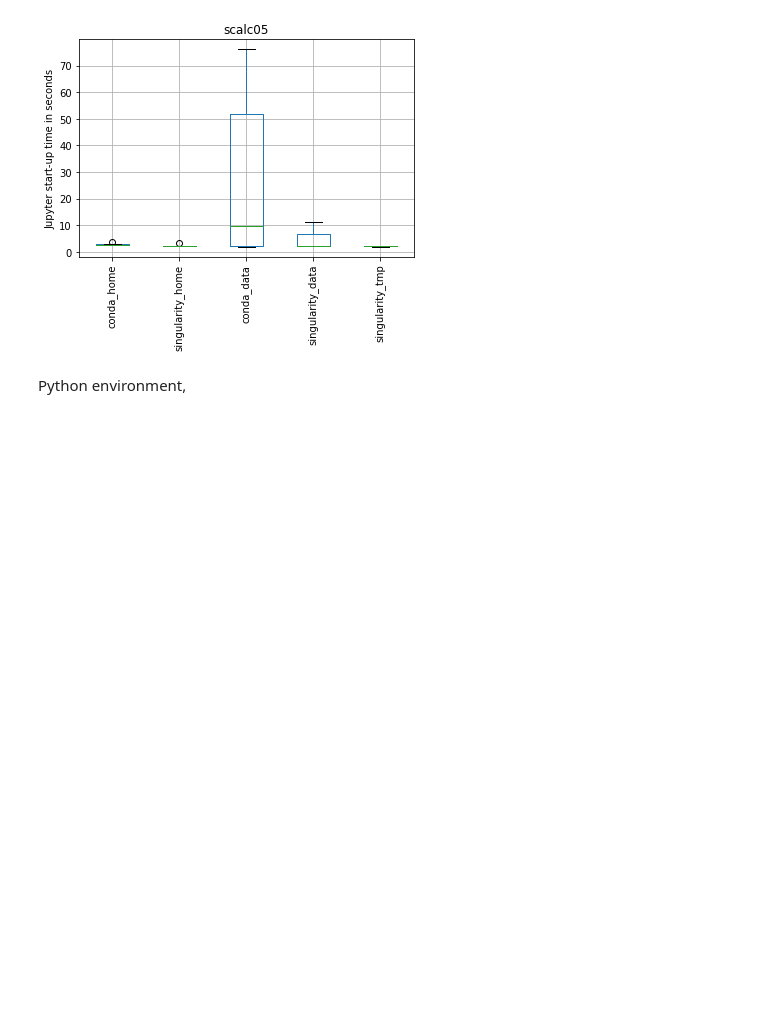
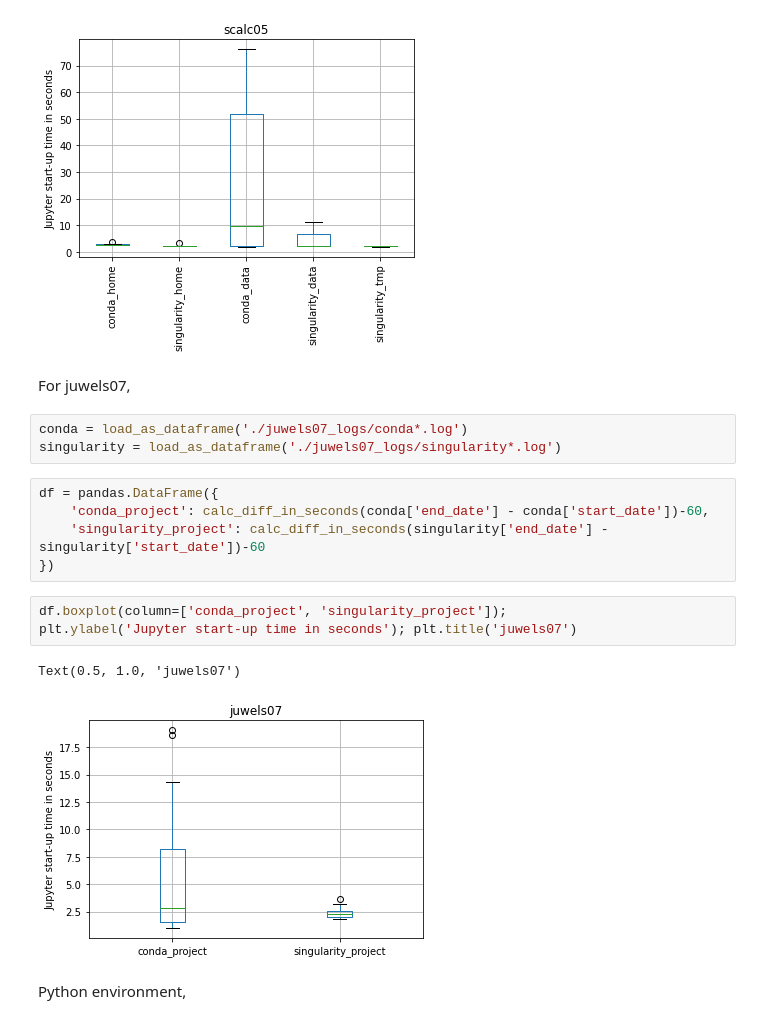
Before and after one commit to ExaESM-WP4/Jupyter-HPC-performance, a Jupyter notebook: analysis.ipynb, the cells around one changed output. Saved outputs shown, nothing was run; the diff lists cells and outputs as text; blank space fills up the shorter version.

Commit message:
Add juwels07 experiment

```diff
--- a/analysis.ipynb
+++ b/analysis.ipynb
@@ -74,6 +74,22 @@ df.boxplot(rot=90); plt.ylabel('Jupyter start-up time in seconds'); plt.title('s
 # %% [output]
 Text(0.5, 1.0, 'scalc05')
 [figure]
+# %% [markdown]
+For juwels07,
+# %%
+conda = load_as_dataframe('./juwels07_logs/conda*.log')
+singularity = load_as_dataframe('./juwels07_logs/singularity*.log')
+# %%
+df = pandas.DataFrame({
+    'conda_project': calc_diff_in_seconds(conda['end_date'] - conda['start_date'])-60,
+    'singularity_project': calc_diff_in_seconds(singularity['end_date'] - singularity['start_date'])-60
+})
+# %%
+df.boxplot(column=['conda_project', 'singularity_project']);
+plt.ylabel('Jupyter start-up time in seconds'); plt.title('juwels07')
+# %% [output]
+Text(0.5, 1.0, 'juwels07')
+[figure, added]
 # %% [markdown]
 Python environment,
 # %%
```
Also changed, not shown: 49 other files.
